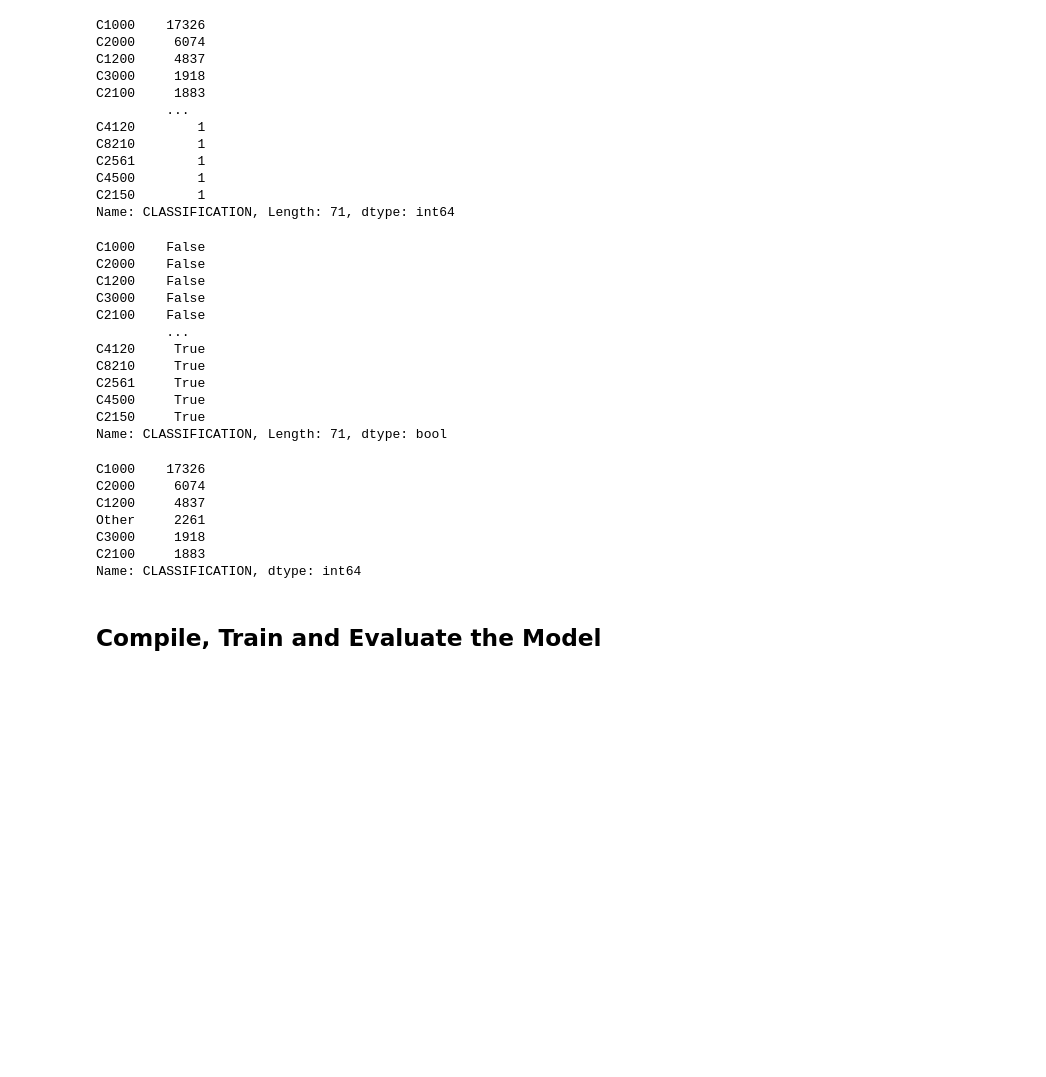
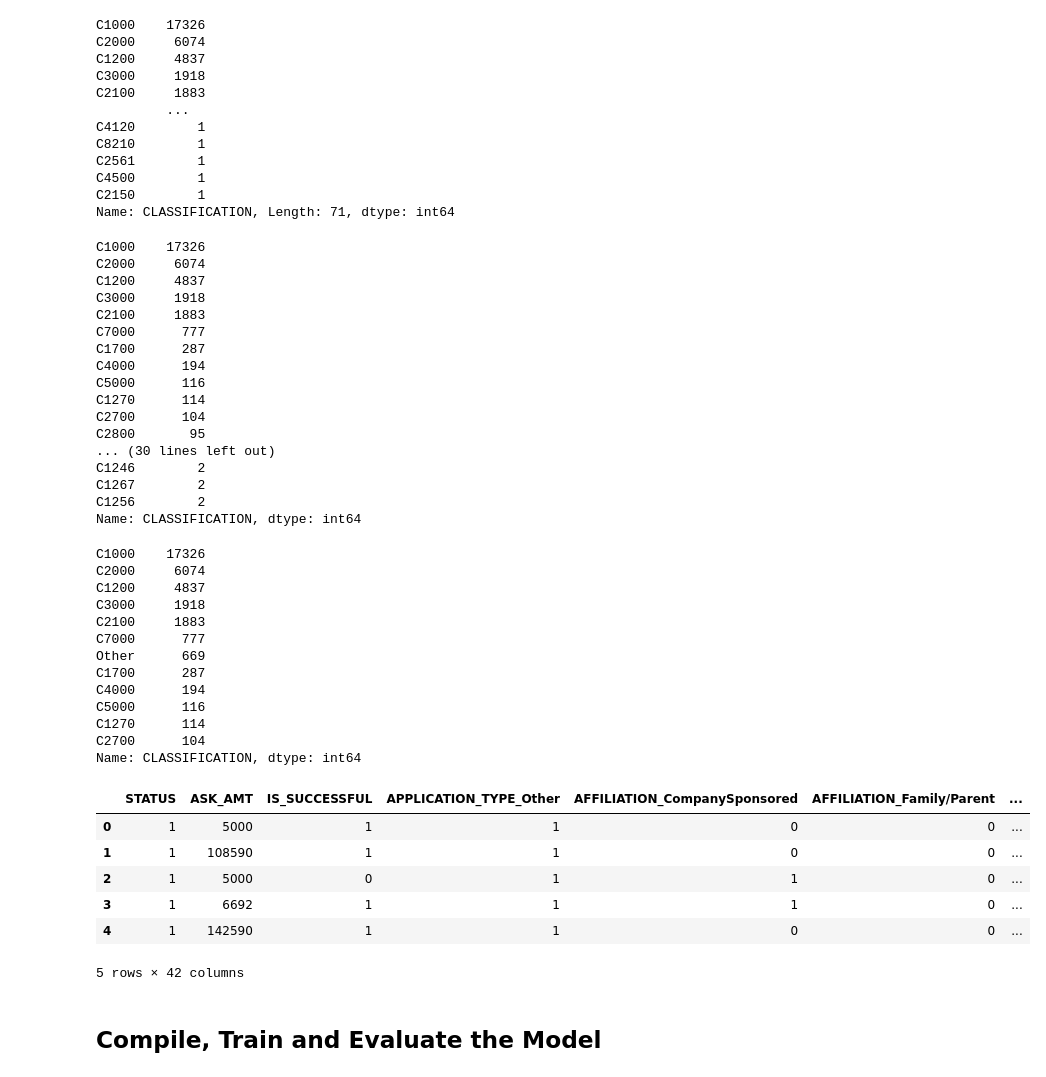
Before and after one commit to LibertyHeise/Charity-Modeling, a Jupyter notebook: LH_Deep_Learning_Charity_Data.ipynb, the cells around one changed output. Cells and saved outputs as stored; diff of their text form; code cells hidden in the pictures; blank space fills up the shorter version.

```diff
--- a/LH_Deep_Learning_Charity_Data.ipynb
+++ b/LH_Deep_Learning_Charity_Data.ipynb
@@ -93,7 +90,7 @@ app_type_below_cutoff_s = at_vc_s < APP_TYPE_COUNT_CUTOFF
 #print(app_type_below_cutoff_s)
 
 # use the variable name `application_types_to_replace`
-application_types_to_replace = at_vc_s[app_type_below_cutoff_s].index
+application_types_to_replace = at_vc_s[app_type_below_cutoff_s<100].index
 
 # Replace in dataframe
 for app in application_types_to_replace:
@@ -115,8 +103,8 @@ Other      120
 Name: APPLICATION_TYPE, dtype: int64
 # %%
 # Look at CLASSIFICATION value counts for binning
-c_vc_s = clean_df['CLASSIFICATION'].value_counts()
-c_vc_s
+class_binning_s = clean_df['CLASSIFICATION'].value_counts()
+class_binning_s
 # %% [output]
 C1000    17326
 C2000     6074
@@ -132,28 +120,32 @@ C2150        1
 Name: CLASSIFICATION, Length: 71, dtype: int64
 # %%
 # You may find it helpful to look at CLASSIFICATION value counts >1
-CLASSIFICATION_COUNT_CUTOFF = 1000
-class_count_below_cutoff_s = c_vc_s < CLASSIFICATION_COUNT_CUTOFF
-print(class_count_below_cutoff_s)
+counts_class = class_binning_s[class_binning_s>1]
+counts_class
 # %% [output]
-C1000    False
-C2000    False
-C1200    False
-C3000    False
-C2100    False
-         ...
-C4120     True
-C8210     True
-C2561     True
-C4500     True
-C2150     True
-Name: CLASSIFICATION, Length: 71, dtype: bool
+C1000    17326
+C2000     6074
+C1200     4837
+C3000     1918
+C2100     1883
+C7000      777
+C1700      287
+C4000      194
+C5000      116
+C1270      114
+C2700      104
+C2800       95
+... (30 lines left out)
+C1246        2
+C1267        2
+C1256        2
+Name: CLASSIFICATION, dtype: int64
 # %%
 # Choose a cutoff value and create a list of classifications to be replaced
 # use the variable name `classifications_to_replace`
 
-classifications_to_replace = c_vc_s[class_count_below_cutoff_s].index
-
+classifications_to_replace = list (class_binning_s[class_binning_s<100].index)
+classifications_to_replace
 
 # Replace in dataframe
 for cls in classifications_to_replace:
@@ -165,12 +157,28 @@ clean_df['CLASSIFICATION'].value_counts()
 C1000    17326
 C2000     6074
 C1200     4837
-Other     2261
 C3000     1918
 C2100     1883
+C7000      777
+Other      669
+C1700      287
+C4000      194
+C5000      116
+C1270      114
+C2700      104
 Name: CLASSIFICATION, dtype: int64
 # %%
 # Convert categorical data to numeric with `pd.get_dummies`
-#  YOUR CODE GOES HERE
+#pd.get_dummies(clean_df)
+clean_df = pd.get_dummies(clean_df)
+clean_df.head()
+# %% [output]
+|  | STATUS | ASK_AMT | IS_SUCCESSFUL | APPLICATION_TYPE_Other | AFFILIATION_CompanySponsored | AFFILIATION_Family/Parent | ... |
+| 0 | 1 | 5000 | 1 | 1 | 0 | 0 | ... |
+| 1 | 1 | 108590 | 1 | 1 | 0 | 0 | ... |
+| 2 | 1 | 5000 | 0 | 1 | 1 | 0 | ... |
+| 3 | 1 | 6692 | 1 | 1 | 1 | 0 | ... |
+| 4 | 1 | 142590 | 1 | 1 | 0 | 0 | ... |
+5 rows × 42 columns
 # %%
 # Split our preprocessed data into our features and target arrays
```
Also changed, not shown: parts of 10 cells of this notebook.
